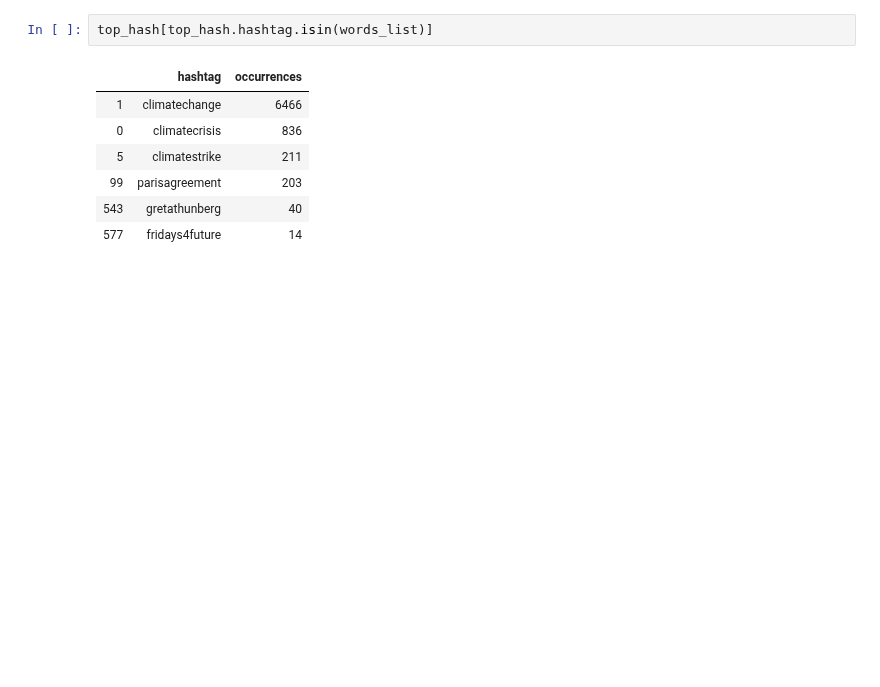
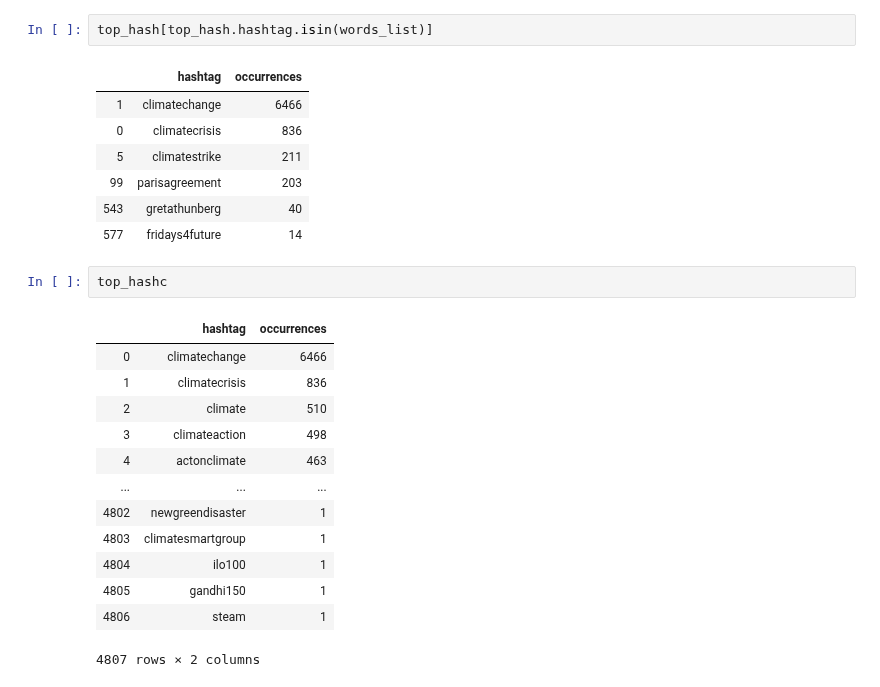
Before and after one commit to Mmiglio/ClimateAction, a Jupyter notebook: hashtags_greta.ipynb, the cells around one changed output. Saved outputs shown, nothing was run; the diff lists cells and outputs as text; blank space fills up the shorter version.

```diff
--- a/hashtags_greta.ipynb
+++ b/hashtags_greta.ipynb
@@ -123,3 +123,19 @@ top_hash[top_hash.hashtag.isin(words_list)]
 | 99 | parisagreement | 203 |
 | 543 | gretathunberg | 40 |
 | 577 | fridays4future | 14 |
+# %%
+top_hashc
+# %% [output]
+|  | hashtag | occurrences |
+| 0 | climatechange | 6466 |
+| 1 | climatecrisis | 836 |
+| 2 | climate | 510 |
+| 3 | climateaction | 498 |
+| 4 | actonclimate | 463 |
+| ... | ... | ... |
+| 4802 | newgreendisaster | 1 |
+| 4803 | climatesmartgroup | 1 |
+| 4804 | ilo100 | 1 |
+| 4805 | gandhi150 | 1 |
+| 4806 | steam | 1 |
+4807 rows × 2 columns
```
